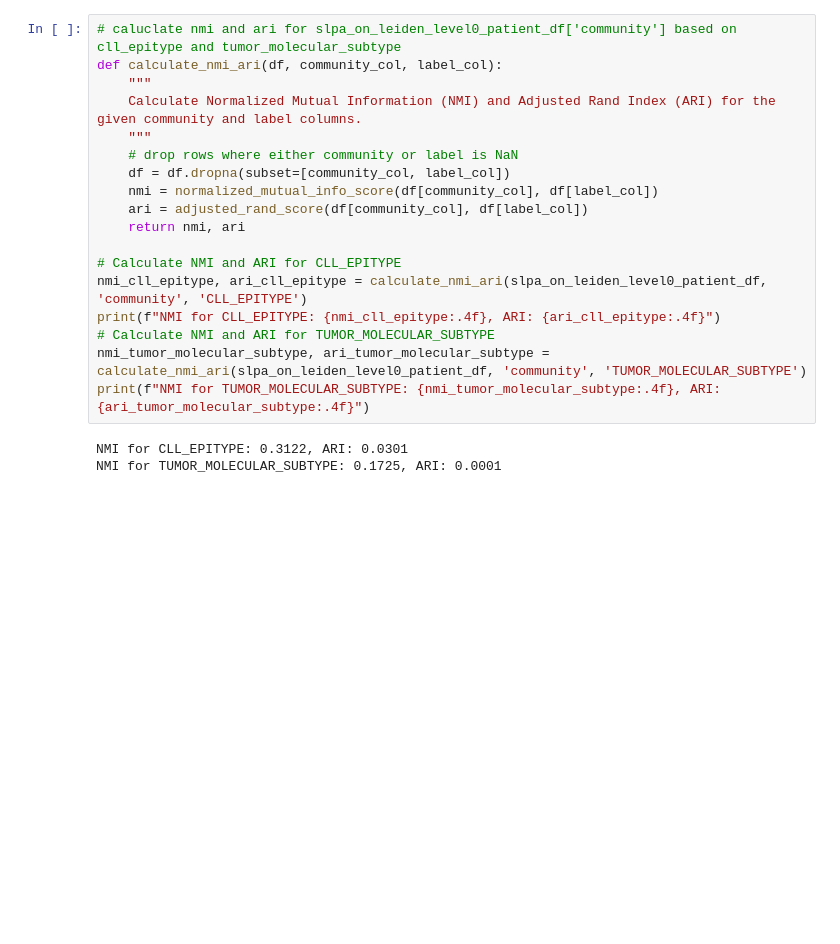
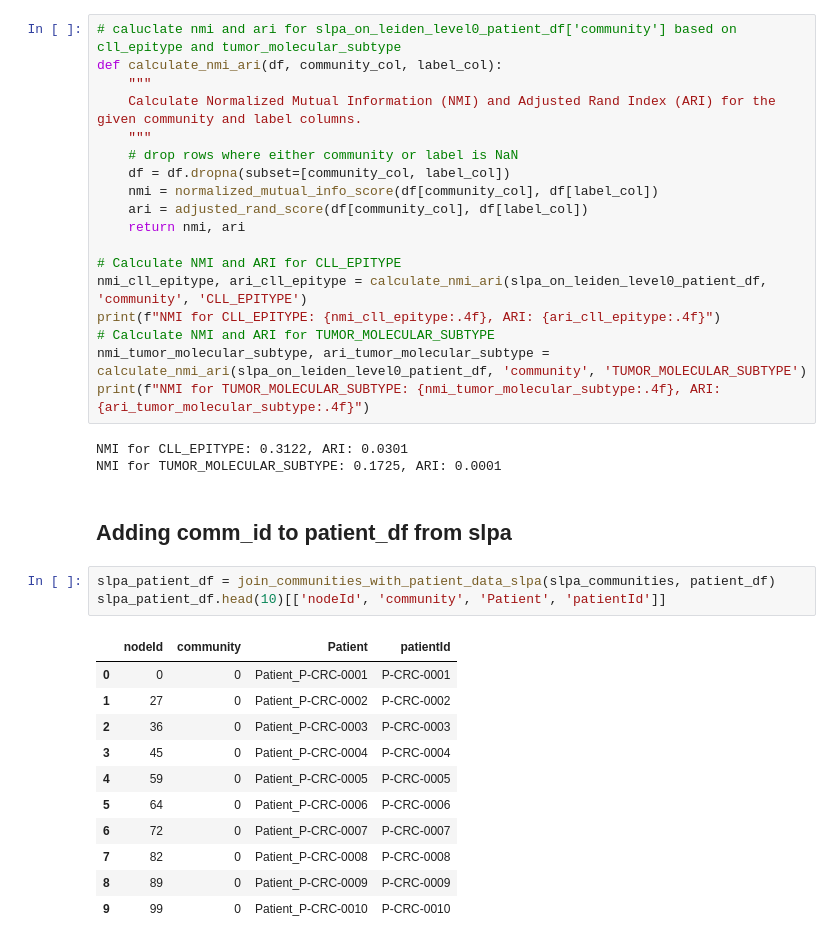
Before and after one commit to MahikaJaguste/msc-thesis, a Jupyter notebook: community/cdlib-analysis.ipynb, the cells around one changed output. Drawn from its saved outputs; the diff is of its cells as text; blank space fills up the shorter version.

```diff
--- a/community/cdlib-analysis.ipynb
+++ b/community/cdlib-analysis.ipynb
@@ -538,3 +573,20 @@ print(f"NMI for TUMOR_MOLECULAR_SUBTYPE: {nmi_tumor_molecular_subtype:.4f}, ARI:
 # %% [output]
 NMI for CLL_EPITYPE: 0.3122, ARI: 0.0301
 NMI for TUMOR_MOLECULAR_SUBTYPE: 0.1725, ARI: 0.0001
+# %% [markdown]
+## Adding comm_id to patient_df from slpa
+# %%
+slpa_patient_df = join_communities_with_patient_data_slpa(slpa_communities, patient_df)
+slpa_patient_df.head(10)[['nodeId', 'community', 'Patient', 'patientId']]
+# %% [output]
+|  | nodeId | community | Patient | patientId |
+| 0 | 0 | 0 | Patient_P-CRC-0001 | P-CRC-0001 |
+| 1 | 27 | 0 | Patient_P-CRC-0002 | P-CRC-0002 |
+| 2 | 36 | 0 | Patient_P-CRC-0003 | P-CRC-0003 |
+| 3 | 45 | 0 | Patient_P-CRC-0004 | P-CRC-0004 |
+| 4 | 59 | 0 | Patient_P-CRC-0005 | P-CRC-0005 |
+| 5 | 64 | 0 | Patient_P-CRC-0006 | P-CRC-0006 |
+| 6 | 72 | 0 | Patient_P-CRC-0007 | P-CRC-0007 |
+| 7 | 82 | 0 | Patient_P-CRC-0008 | P-CRC-0008 |
+| 8 | 89 | 0 | Patient_P-CRC-0009 | P-CRC-0009 |
+| 9 | 99 | 0 | Patient_P-CRC-0010 | P-CRC-0010 |
```
Also changed, not shown: parts of 24 cells of this notebook.
